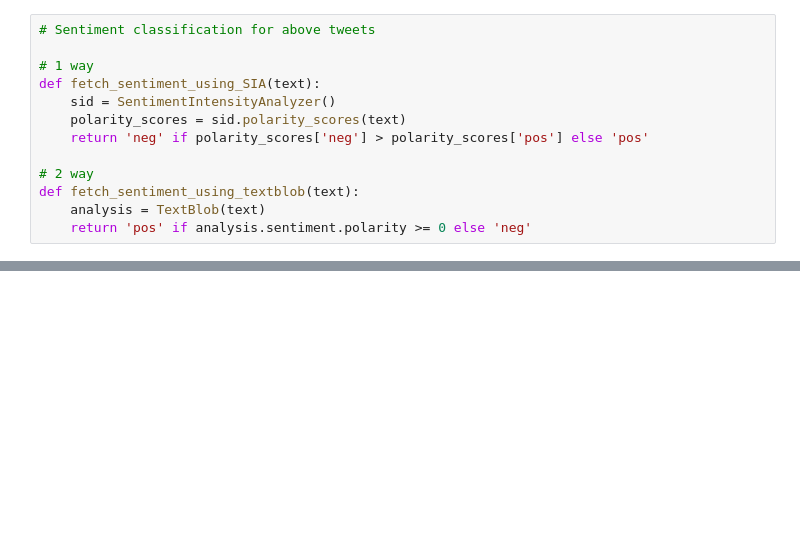
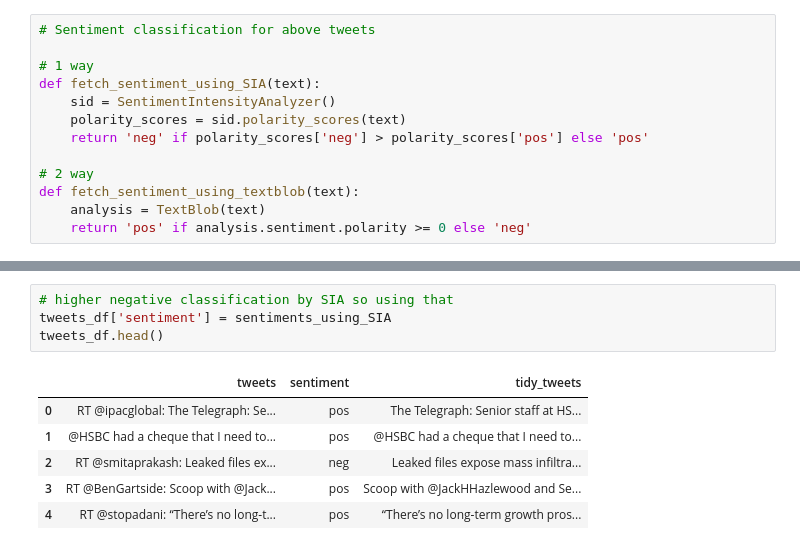
Before and after one commit to Ashishkhurana01/NLP, a Jupyter notebook: Sentiment_Analysis_updated.ipynb, the cells around one changed output, grey strips where cells are left out. Saved outputs shown, nothing was run; the diff lists cells and outputs as text; blank space fills up the shorter version.

```diff
--- a/Sentiment_Analysis_updated.ipynb
+++ b/Sentiment_Analysis_updated.ipynb
@@ -192,0 +209,11 @@ def fetch_sentiment_using_textblob(text):
+# %%
+# higher negative classification by SIA so using that
+tweets_df['sentiment'] = sentiments_using_SIA
+tweets_df.head()
+# %% [output]
+|  | tweets | sentiment | tidy_tweets |
+| 0 | RT @ipacglobal: The Telegraph: Se... | pos | The Telegraph: Senior staff at HS... |
+| 1 | @HSBC had a cheque that I need to... | pos | @HSBC had a cheque that I need to... |
+| 2 | RT @smitaprakash: Leaked files ex... | neg | Leaked files expose mass infiltra... |
+| 3 | RT @BenGartside: Scoop with @Jack... | pos | Scoop with @JackHHazlewood and Se... |
+| 4 | RT @stopadani: “There’s no long-t... | pos | “There’s no long-term growth pros... |
```
Also changed, not shown: parts of 7 cells of this notebook.
